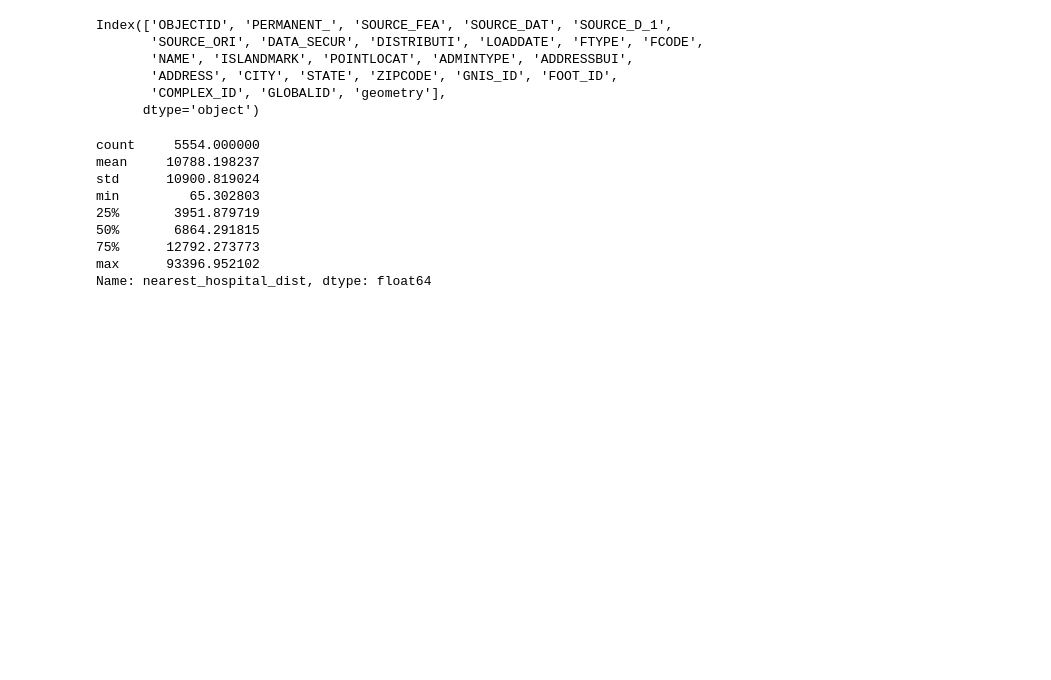
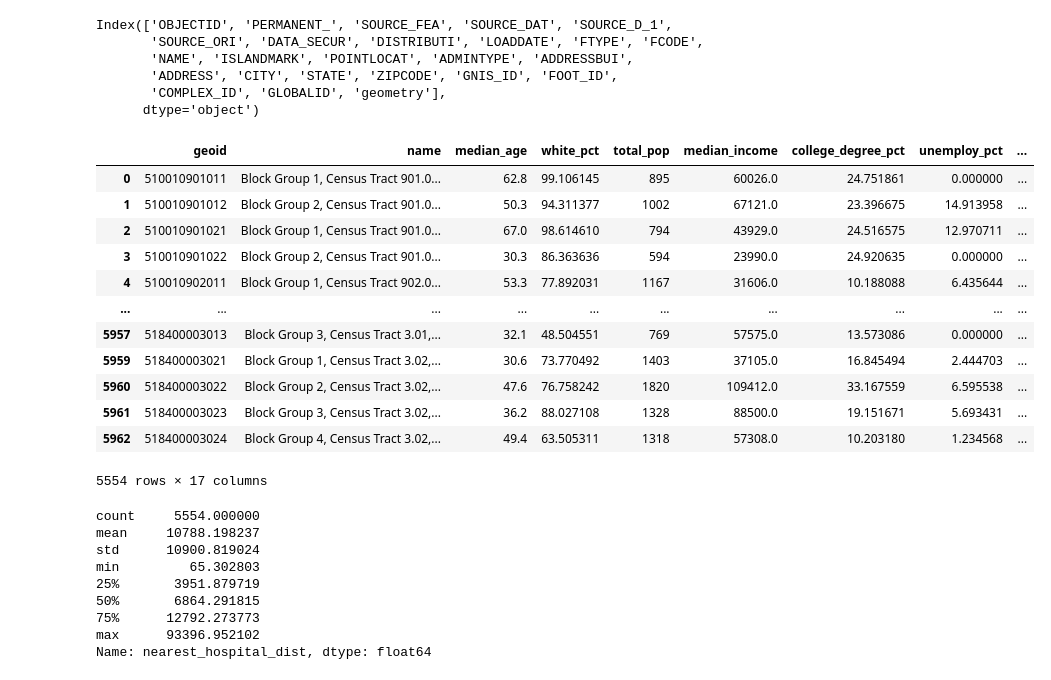
Before and after one commit to stevez02/ml4va_project, a Jupyter notebook: code/preliminary_analysis.ipynb, the cells around one changed output. Cells and saved outputs as stored; diff of their text form; code cells hidden in the pictures; blank space fills up the shorter version.

```diff
--- a/code/preliminary_analysis.ipynb
+++ b/code/preliminary_analysis.ipynb
@@ -99,4 +100,28 @@ blocks.loc[:, "nearest_hospital_beds"] = blocks.apply(lambda row:
 blocks.loc[:, "nearest_firestation_idx"] = blocks.geometry.apply(lambda geom: firestations.geometry.distance(geom).idxmin())
 blocks.loc[:, "nearest_firestation_dist"] = blocks.apply(lambda row: row.geometry.distance(
     firestations.geometry.loc[row['nearest_firestation_idx']]), axis=1)
+# %%
+df = blocks
+
+beds_by_hospital = df.groupby("nearest_hospital_idx")["nearest_hospital_beds"].first()
+beds_by_hospital = beds_by_hospital.fillna(beds_by_hospital.mean())
+pop_by_hospital = df.groupby("nearest_hospital_idx")["total_pop"].sum()
+per_thousand_bed_by_hospital = beds_by_hospital / pop_by_hospital * 1000
+
+df.loc[:, "nearest_hospital_bed_per_thousand"] = df["nearest_hospital_idx"].map(per_thousand_bed_by_hospital.to_dict())
+df
+# %% [output]
+|  | geoid | name | median_age | white_pct | total_pop | median_income | college_degree_pct | unemploy_pct | ... |
+| 0 | 510010901011 | Block Group 1, Census Tract 901.0... | 62.8 | 99.106145 | 895 | 60026.0 | 24.751861 | 0.000000 | ... |
+| 1 | 510010901012 | Block Group 2, Census Tract 901.0... | 50.3 | 94.311377 | 1002 | 67121.0 | 23.396675 | 14.913958 | ... |
+| 2 | 510010901021 | Block Group 1, Census Tract 901.0... | 67.0 | 98.614610 | 794 | 43929.0 | 24.516575 | 12.970711 | ... |
+| 3 | 510010901022 | Block Group 2, Census Tract 901.0... | 30.3 | 86.363636 | 594 | 23990.0 | 24.920635 | 0.000000 | ... |
+| 4 | 510010902011 | Block Group 1, Census Tract 902.0... | 53.3 | 77.892031 | 1167 | 31606.0 | 10.188088 | 6.435644 | ... |
+| ... | ... | ... | ... | ... | ... | ... | ... | ... | ... |
+| 5957 | 518400003013 | Block Group 3, Census Tract 3.01,... | 32.1 | 48.504551 | 769 | 57575.0 | 13.573086 | 0.000000 | ... |
+| 5959 | 518400003021 | Block Group 1, Census Tract 3.02,... | 30.6 | 73.770492 | 1403 | 37105.0 | 16.845494 | 2.444703 | ... |
+| 5960 | 518400003022 | Block Group 2, Census Tract 3.02,... | 47.6 | 76.758242 | 1820 | 109412.0 | 33.167559 | 6.595538 | ... |
+| 5961 | 518400003023 | Block Group 3, Census Tract 3.02,... | 36.2 | 88.027108 | 1328 | 88500.0 | 19.151671 | 5.693431 | ... |
+| 5962 | 518400003024 | Block Group 4, Census Tract 3.02,... | 49.4 | 63.505311 | 1318 | 57308.0 | 10.203180 | 1.234568 | ... |
+5554 rows × 17 columns
 # %%
```
Also changed, not shown: parts of 6 cells of this notebook, 6 other files.
